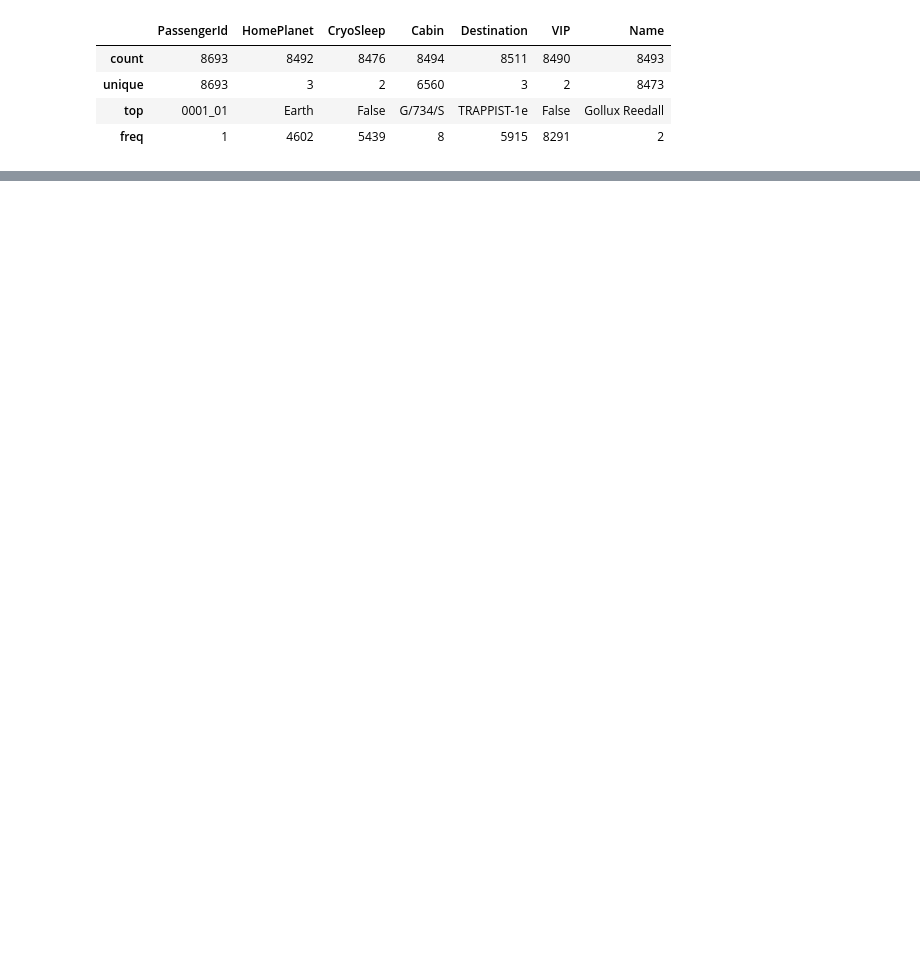
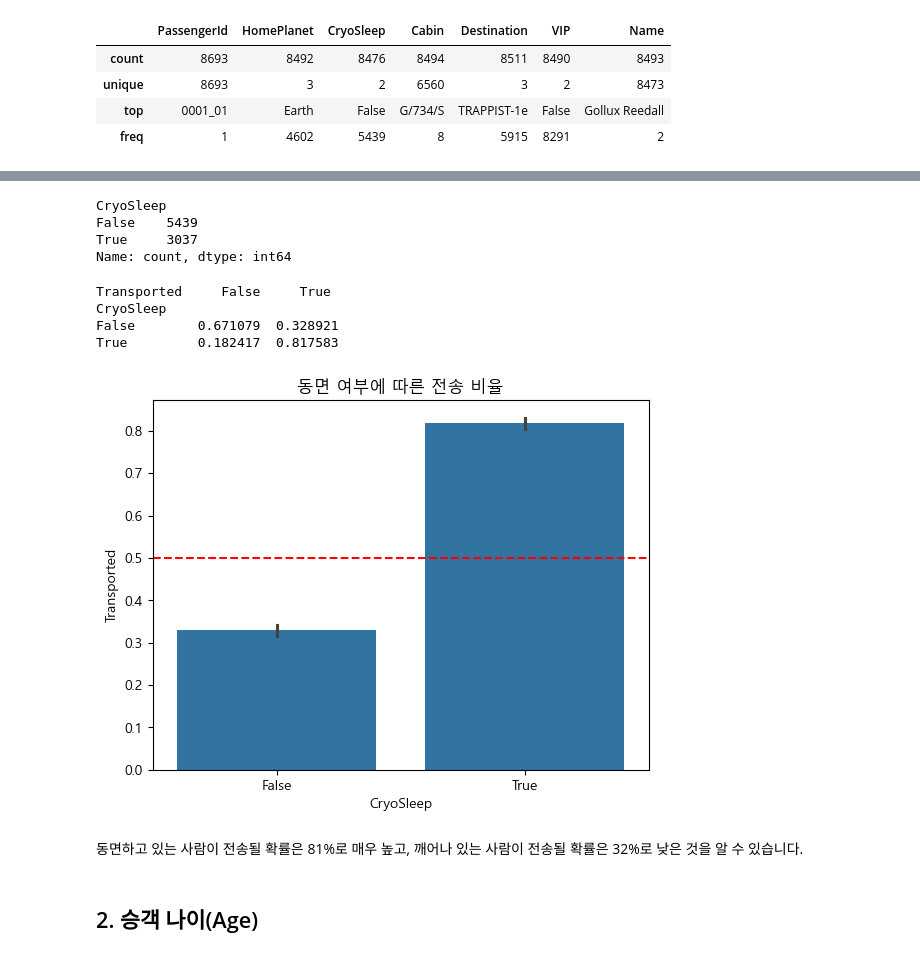
Before and after one commit to whrbgud333/sklearn-est15th-realfinal, a Jupyter notebook: Spaceship_Titanic/Spaceship_1.ipynb, the cells around one changed output, grey strips where cells are left out. Cells and saved outputs as stored; diff of their text form; code cells hidden in the pictures; blank space fills up the shorter version.

```diff
--- a/Spaceship_Titanic/Spaceship_1.ipynb
+++ b/Spaceship_Titanic/Spaceship_1.ipynb
@@ -166,0 +244,29 @@ train_df.describe(include='O')
+# %%
+# 동면 인원수 확인
+train_df['CryoSleep'].value_counts()
+# %% [output]
+CryoSleep
+False    5439
+True     3037
+Name: count, dtype: int64
+# %%
+# 동면 여부별로 전송 비율
+sleep_ratio = train_df.groupby('CryoSleep')['Transported'].value_counts(normalize=True).unstack()
+print(sleep_ratio)
+# %% [output]
+Transported     False     True
+CryoSleep
+False        0.671079  0.328921
+True         0.182417  0.817583
+# %%
+# 동면 여부에 따른 전송 비율 시각화
+sns.barplot(data=train_df, x='CryoSleep', y='Transported')
+plt.title('동면 여부에 따른 전송 비율')
+plt.axhline(0.5, color='red', linestyle='--')
+plt.show()
+# %% [output]
+[figure, added]
+# %% [markdown]
+동면하고 있는 사람이 전송될 확률은 81%로 매우 높고, 깨어나 있는 사람이 전송될 확률은 32%로 낮은 것을 알 수 있습니다.
+# %% [markdown]
+## 2. 승객 나이(Age)
```
Also changed, not shown: parts of 89 cells of this notebook.
